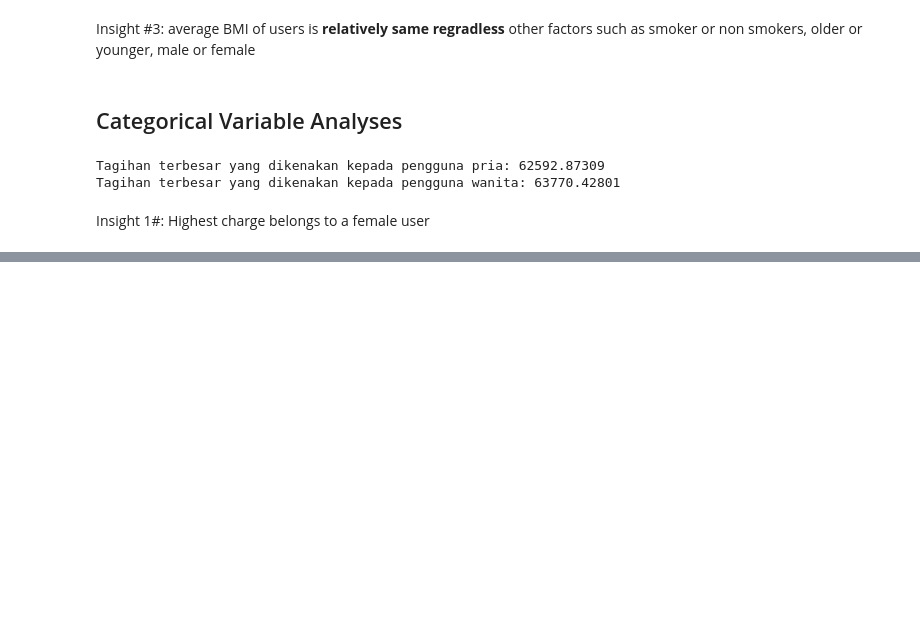
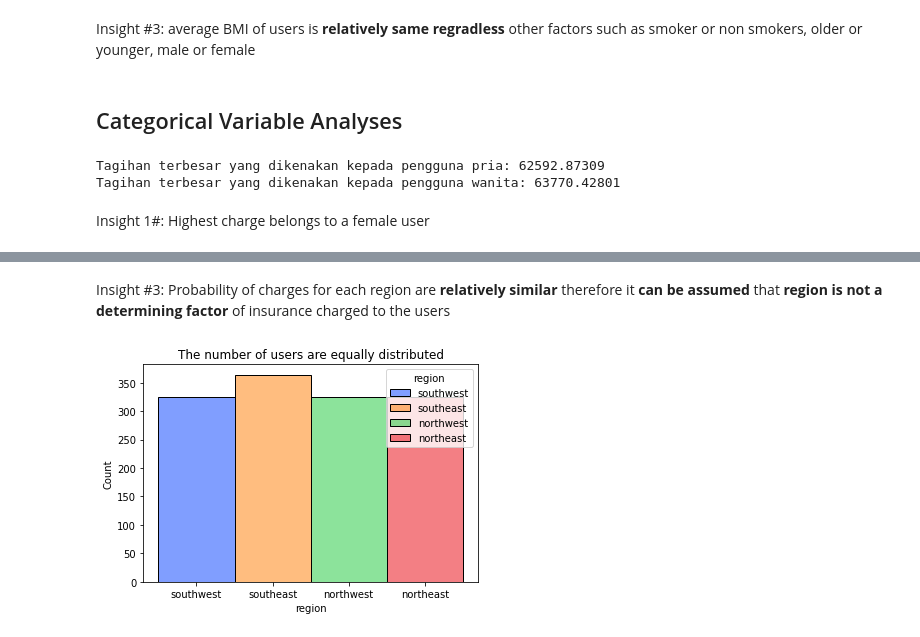
Before and after one commit to rahmanazizf/Pacmann_Projects, a Jupyter notebook: Project_Probability1/Project_1_Pacmann_RAF.ipynb, the cells around one changed output, grey strips where cells are left out. Cells and saved outputs as stored; diff of their text form; code cells hidden in the pictures; blank space fills up the shorter version.

```diff
--- a/Project_Probability1/Project_1_Pacmann_RAF.ipynb
+++ b/Project_Probability1/Project_1_Pacmann_RAF.ipynb
@@ -107,0 +128,10 @@ Insight 1#: Highest charge belongs to a female user
+# %% [markdown]
+Insight #3: Probability of charges for each region are **relatively similar** therefore it **can be assumed** that **region is not a determining factor** of insurance charged to the users
+# %%
+# is the number of users are equally distributed for each region?
+
+sns.histplot(data=insurance, x='region', hue='region', palette='bright')
+plt.title('The number of users are equally distributed')
+plt.show()
+# %% [output]
+[figure, added]
```
Also changed, not shown: parts of 10 cells of this notebook.
